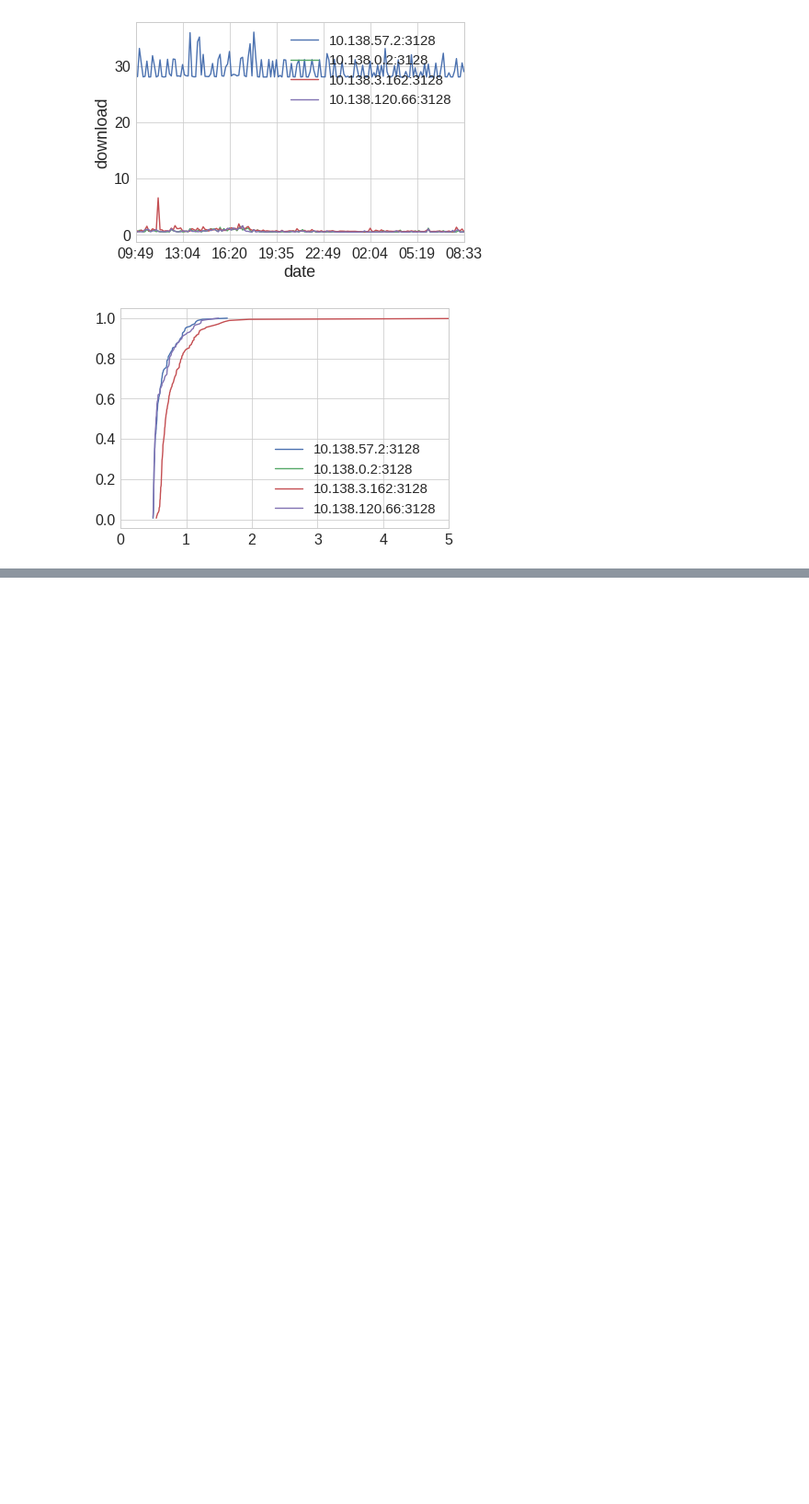
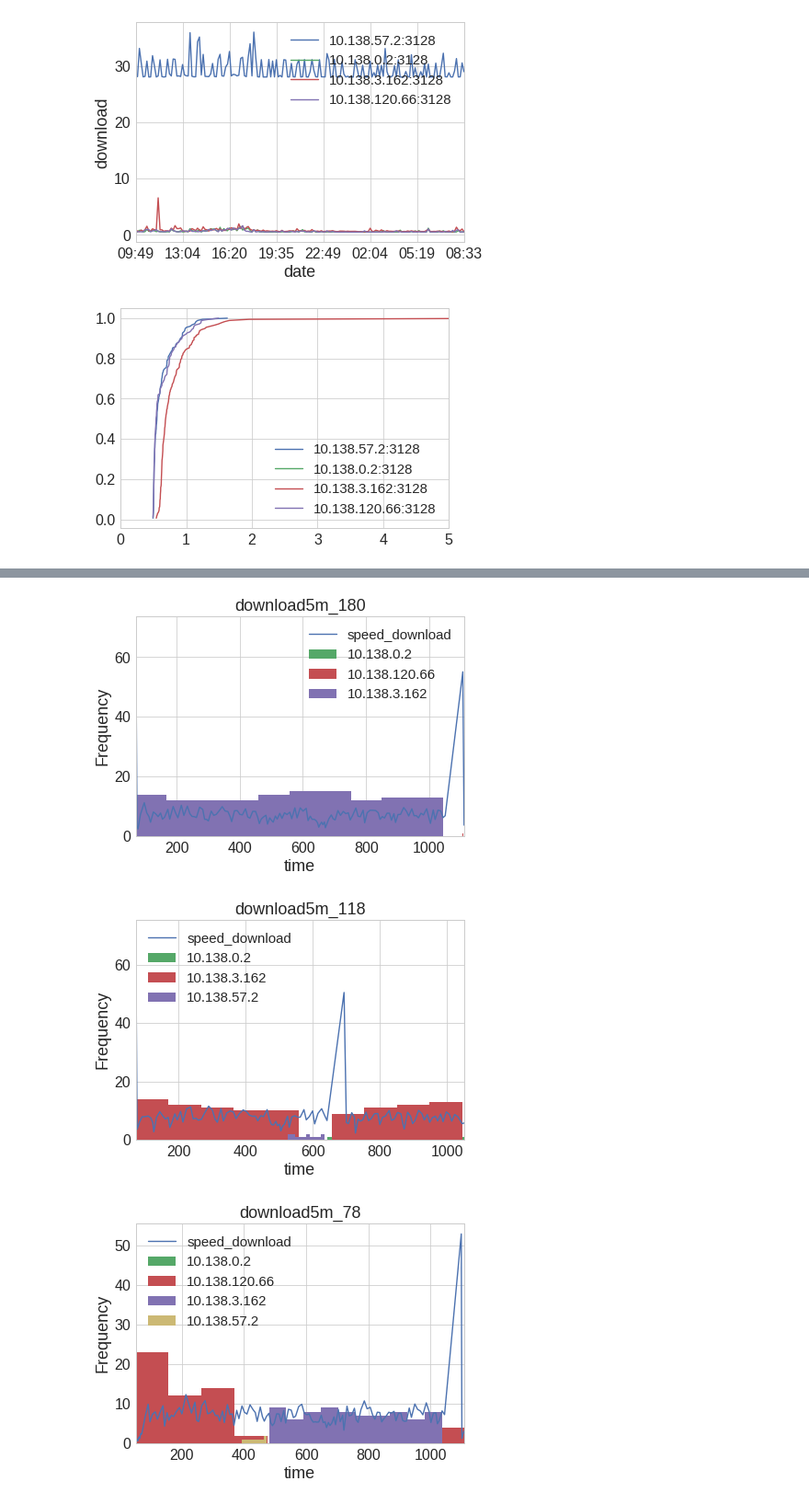
Before and after one commit to khulan8824/shellKhulan, a Jupyter notebook: plots/proxy_plots.ipynb, the cells around one changed output, grey strips where cells are left out. Shown at 92% size. Cells and saved outputs as stored; diff of their text form; code cells hidden in the pictures; blank space fills up the shorter version.

Commit message:
Plot download result

```diff
--- a/plots/proxy_plots.ipynb
+++ b/plots/proxy_plots.ipynb
@@ -122,23 +122,3 @@ if __name__ == '__main__':
     plot_ecdf(nodes_results, list(nodes_results))
 # %% [output]
 [figure]
-# %%
-import seaborn as sns
-
-EXP_NAME = "inputs/lluc/download5mb/"
-MAX_ROUNDS = 70
-MAX_YVAL = 5
-
-INPUT_DIR = os.path.join( os.getcwd(), EXP_NAME)
-NODE = "download5m_74"
-f = os.path.join(INPUT_DIR,NODE)
-df = pd.read_csv(f, usecols=["time", "speed_download", "proxy"])
-#df.hist(by='proxy', column=['time','speed_download'])
-grouped= df.groupby('proxy')
-for index, group in grouped:
-    #plt.figure()
-    group.hist(by='proxy', column=['time','speed_download'])
-
-#sns.stripplot(x="time", y="speed_download", data=df)
-
-plt.show()
@@ -149,0 +125,40 @@ plt.show()
+# %%
+import seaborn as sns
+
+EXP_NAME = "inputs/lluc/download5mb/"
+MAX_ROUNDS = 70
+MAX_YVAL = 5
+INPUT_DIR = os.path.join( os.getcwd(), EXP_NAME)
+
+def read_inputs_download():
+    #Get list of nodes(files) with results
+    nodes = [f for f in os.listdir(INPUT_DIR) if os.path.isfile(os.path.join(INPUT_DIR, f))]
+    #Load results from each node
+    nodes_results = {}
+    for node in nodes:
+        f = os.path.join(INPUT_DIR,node)
+        try:
+            nodes_results[node] = pd.read_csv(f,  usecols=["time", "speed_download", "proxy"])
+            nodes_results[node] = nodes_results[node].replace('None',np.nan)
+        except Exception:
+            print('EXception')
+    return nodes_results
+
+def plot_hist(df, title):
+    #INPUT_DIR = os.path.join( os.getcwd(), EXP_NAME)
+    #f = os.path.join(INPUT_DIR,NODE)
+    #df = pd.read_csv(f, usecols=["time", "speed_download", "proxy"])
+    df.plot(x='time', y='speed_download')
+    grouped= df.groupby('proxy')
+    df.groupby(['proxy']).time.plot(kind='hist', legend=df.proxy.unique().all(), title=title)
+    plt.show()
+
+
+if __name__ == '__main__':
+    nodes_results = read_inputs_download()
+    for node in nodes_results:
+        plot_hist(pd.DataFrame(nodes_results[node]), node)
+# %% [output]
+[figure, added]
+[figure, added]
+[figure, added]
```
Also changed, not shown: parts of 2 cells of this notebook.
